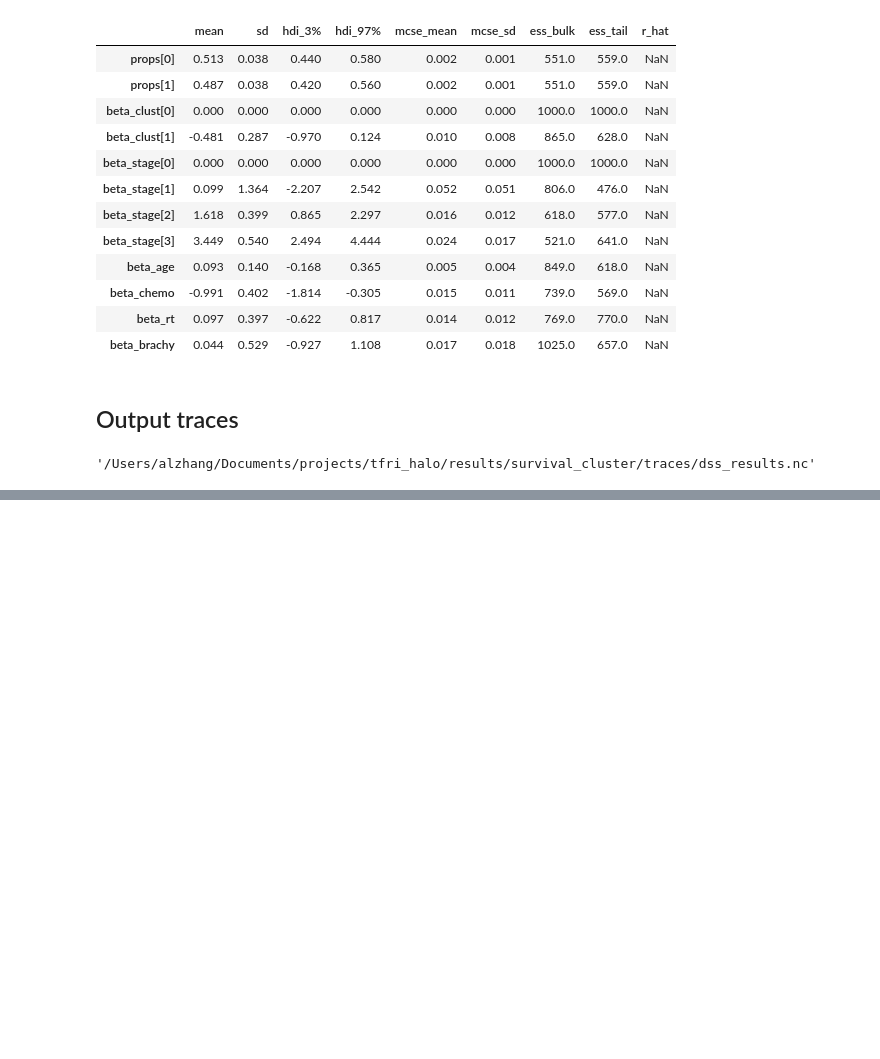
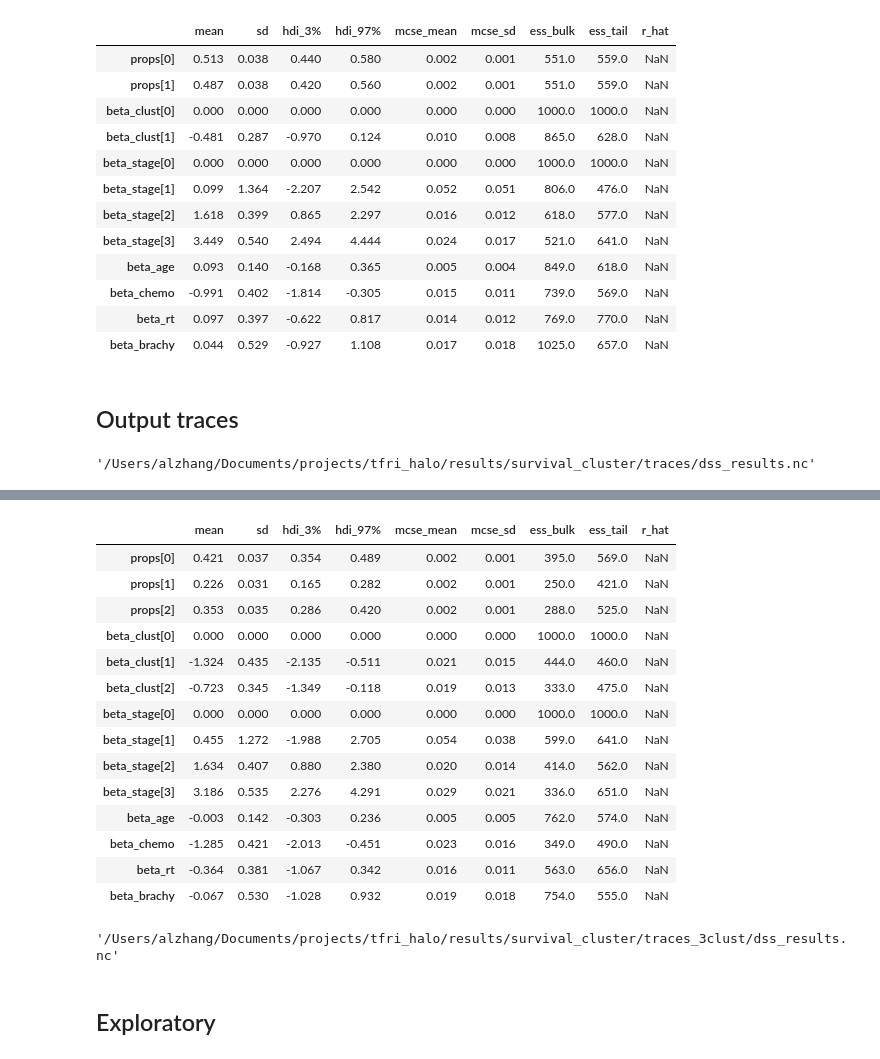
Before and after one commit to Irrationone/tfri_halo, a Jupyter notebook: submission/draft/survival_clustering.ipynb, the cells around one changed output, grey strips where cells are left out. Saved outputs shown, nothing was run; the diff lists cells and outputs as text; code cells hidden in the pictures; blank space fills up the shorter version.

```diff
--- a/submission/draft/survival_clustering.ipynb
+++ b/submission/draft/survival_clustering.ipynb
@@ -388,0 +482,2 @@ dss_outputs['trace'].to_netcdf(os.path.join(trace_output_dir, 'dss_results.nc'))
+# %%
+dss_outputs_3clust = fit_survcluster_model(dss_inputs, nclusts = 3, ncenters = 20, interval_length = 0.1, epsilon = 1e-6, ndraw = 1000, ntune=1000)
@@ -388,0 +509,3 @@ dss_outputs['trace'].to_netcdf(os.path.join(trace_output_dir, 'dss_results.nc'))
+# %%
+pm.summary(dss_outputs_3clust['trace'], var_names=["props", "beta_clust", "beta_stage", "beta_age", "beta_chemo", "beta_rt", "beta_brachy"])
+# %% [output]
@@ -388,0 +513,15 @@ dss_outputs['trace'].to_netcdf(os.path.join(trace_output_dir, 'dss_results.nc'))
+|  | mean | sd | hdi_3% | hdi_97% | mcse_mean | mcse_sd | ess_bulk | ess_tail | r_hat |
+| props[0] | 0.421 | 0.037 | 0.354 | 0.489 | 0.002 | 0.001 | 395.0 | 569.0 | NaN |
+| props[1] | 0.226 | 0.031 | 0.165 | 0.282 | 0.002 | 0.001 | 250.0 | 421.0 | NaN |
+| props[2] | 0.353 | 0.035 | 0.286 | 0.420 | 0.002 | 0.001 | 288.0 | 525.0 | NaN |
+| beta_clust[0] | 0.000 | 0.000 | 0.000 | 0.000 | 0.000 | 0.000 | 1000.0 | 1000.0 | NaN |
+| beta_clust[1] | -1.324 | 0.435 | -2.135 | -0.511 | 0.021 | 0.015 | 444.0 | 460.0 | NaN |
+| beta_clust[2] | -0.723 | 0.345 | -1.349 | -0.118 | 0.019 | 0.013 | 333.0 | 475.0 | NaN |
+| beta_stage[0] | 0.000 | 0.000 | 0.000 | 0.000 | 0.000 | 0.000 | 1000.0 | 1000.0 | NaN |
+| beta_stage[1] | 0.455 | 1.272 | -1.988 | 2.705 | 0.054 | 0.038 | 599.0 | 641.0 | NaN |
+| beta_stage[2] | 1.634 | 0.407 | 0.880 | 2.380 | 0.020 | 0.014 | 414.0 | 562.0 | NaN |
+| beta_stage[3] | 3.186 | 0.535 | 2.276 | 4.291 | 0.029 | 0.021 | 336.0 | 651.0 | NaN |
+| beta_age | -0.003 | 0.142 | -0.303 | 0.236 | 0.005 | 0.005 | 762.0 | 574.0 | NaN |
+| beta_chemo | -1.285 | 0.421 | -2.013 | -0.451 | 0.023 | 0.016 | 349.0 | 490.0 | NaN |
+| beta_rt | -0.364 | 0.381 | -1.067 | 0.342 | 0.016 | 0.011 | 563.0 | 656.0 | NaN |
+| beta_brachy | -0.067 | 0.530 | -1.028 | 0.932 | 0.019 | 0.018 | 754.0 | 555.0 | NaN |
@@ -388,0 +537,20 @@ dss_outputs['trace'].to_netcdf(os.path.join(trace_output_dir, 'dss_results.nc'))
+# %%
+trace_3clust_output_dir = here('results/survival_cluster/traces_3clust')
+
+os_3clust_trace_table.to_csv(os.path.join(trace_3clust_output_dir, 'os_trace_table.tsv'), sep='\t')
+os_3clust_cluster_assignments.to_csv(os.path.join(trace_3clust_output_dir, 'os_cluster_assignments.tsv'), sep='\t')
+
+pfs_3clust_trace_table.to_csv(os.path.join(trace_3clust_output_dir, 'pfs_trace_table.tsv'), sep='\t')
+pfs_3clust_cluster_assignments.to_csv(os.path.join(trace_3clust_output_dir, 'pfs_cluster_assignments.tsv'), sep='\t')
+
+dss_3clust_trace_table.to_csv(os.path.join(trace_3clust_output_dir, 'dss_trace_table.tsv'), sep='\t')
+dss_3clust_cluster_assignments.to_csv(os.path.join(trace_3clust_output_dir, 'dss_cluster_assignments.tsv'), sep='\t')
+
+# Output arviz inferencedata objects
+os_outputs_3clust['trace'].to_netcdf(os.path.join(trace_3clust_output_dir, 'os_results.nc'))
+pfs_outputs_3clust['trace'].to_netcdf(os.path.join(trace_3clust_output_dir, 'pfs_results.nc'))
+dss_outputs_3clust['trace'].to_netcdf(os.path.join(trace_3clust_output_dir, 'dss_results.nc'))
+# %% [output]
+'/Users/alzhang/Documents/projects/tfri_halo/results/survival_cluster/traces_3clust/dss_results.nc'
+# %% [markdown]
+## Exploratory
```
Also changed, not shown: parts of 31 cells of this notebook, 22 other files.
